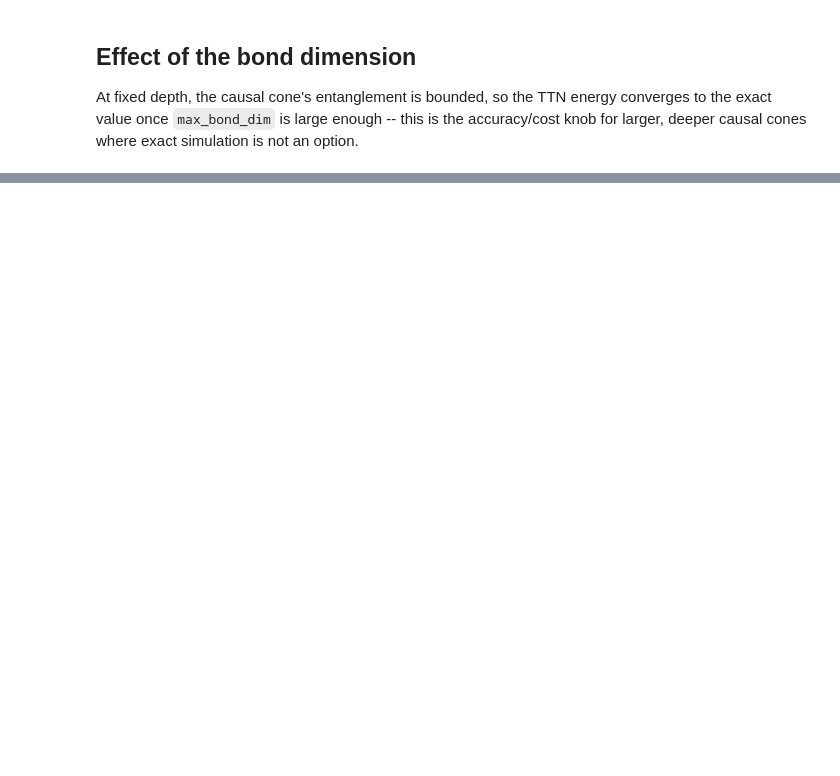
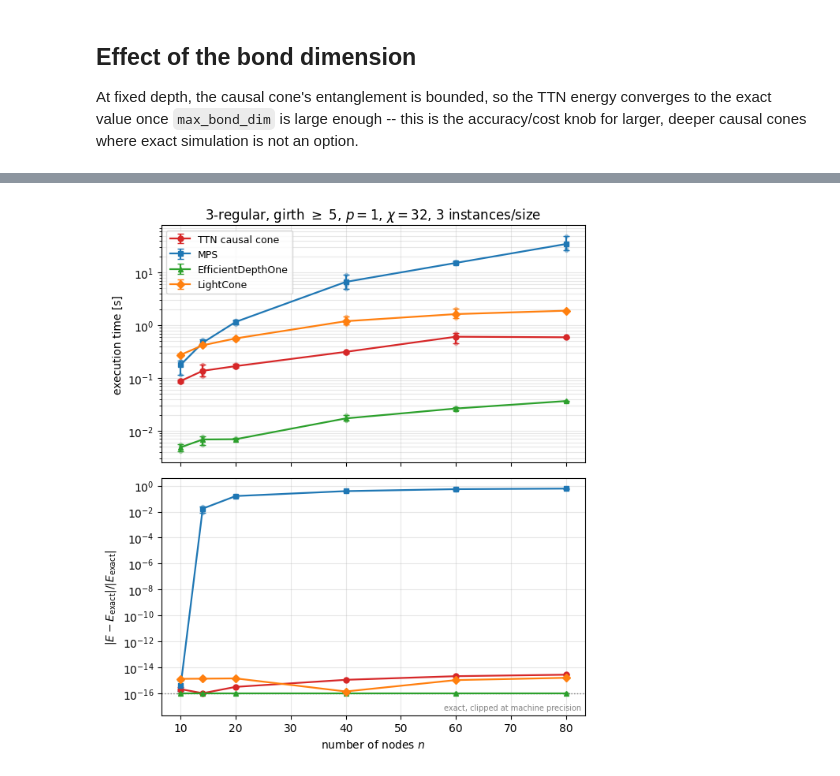
Before and after one commit to Joel323/qaoa_training_pipeline, a Jupyter notebook: how_tos/ttn_causal_cone_qaoa.ipynb, the cells around one changed output, grey strips where cells are left out. Drawn from its saved outputs; the diff is of its cells as text; code cells hidden in the pictures; blank space fills up the shorter version.

Commit message:
Add non optimal graph case

```diff
--- a/how_tos/ttn_causal_cone_qaoa.ipynb
+++ b/how_tos/ttn_causal_cone_qaoa.ipynb
@@ -95,25 +242,29 @@ We use the McGee graph (girth 7, cubic, 24 nodes), so that every edge's depth-2
 # %%
-# mcgee_graph = nx.LCF_graph(24, [12, 7, -7], 8)
-mcgee_graph = nx.random_regular_graph(5, 100)
-cost_op = graph_to_operator(mcgee_graph, pre_factor=-0.5)  # standard MaxCut convention
+# mcgee_graph = nx.LCF_graph(24, [12, 7, -7], 8)  # cubic, girth 7: tree cones up to p = 2
+demo_graph = nx.random_regular_graph(5, 100, seed=0)
+cost_op = graph_to_operator(demo_graph, pre_factor=-0.5)  # standard MaxCut convention
 
 rng = np.random.default_rng(0)
 depth = 1
 params = rng.uniform(-1, 1, size=2 * depth)  # [beta_0, ..., beta_{p-1}, gamma_0, ..., gamma_{p-1}]
 
-# exact_energy = StatevectorEvaluator().evaluate(cost_op, list(params))
-t_mps = time.time()
-mps_energy = MPSEvaluator(bond_dim_circuit=32, use_swap_strategy=True).evaluate(cost_op, params)
-t_ttn = time.time()
-ttn_energy = ttn_causal_cone_evaluate(cost_op, params, max_bond_dim=32)
-t_eff_depth_1 = time.time()
-eff_depth_one = EfficientDepthOneEvaluator().evaluate(cost_op, params)
-# print(f"exact statevector energy:  {exact_energy:.10f}")
-print(f"TTN causal-cone energy:    {ttn_energy:.10f}")
-print(f"MPS evaluator energy:    {mps_energy:.10f}")
-print(f"Efficient depth one evaluator energy:    {eff_depth_one:.10f}")
+demo_stats = cone_routing_stats(demo_graph, depth)
+print(f"girth {nx.girth(demo_graph)}, cones of {max(s['num_qubits'] for s in demo_stats)} qubits "
+      f"with up to {max(s['num_chords'] for s in demo_stats)} chords "
+      f"({max(s['num_swaps'] for s in demo_stats)} SWAPs per layer)\n")
 
-print(f"TTN causal-cone energy:    {time.time() - t_ttn}")
-print(f"MPS evaluator energy:    {time.time() - t_mps}")
-print(f"Efficient depth one evaluator energy:    {time.time() - t_eff_depth_1}")
+energies, runtimes = {}, {}
+for name, evaluate in {
+    "TTN causal cone": lambda: ttn_causal_cone_evaluate(cost_op, params, max_bond_dim=32),
+    "MPS": lambda: MPSEvaluator(bond_dim_circuit=32, use_swap_strategy=True).evaluate(cost_op, params),
+    "EfficientDepthOne (exact)": lambda: EfficientDepthOneEvaluator().evaluate(cost_op, params),
+}.items():
+    tic = time.perf_counter()
+    energies[name] = float(evaluate())
+    runtimes[name] = time.perf_counter() - tic
+
+exact_energy = energies["EfficientDepthOne (exact)"]
+for name, energy in energies.items():
+    print(f"{name:26s} E = {energy:14.10f}   rel. error = "
+          f"{abs(energy - exact_energy) / abs(exact_energy):8.2e}   {runtimes[name]:7.2f}s")
 # %% [output]
@@ -278,35 +453,40 @@ for name, style in STYLES.items():
     runtimes = [[r["runtime"] for r in rows if r["num_nodes"] == n] for n in sizes]
     errors = [[max(r["rel_error"], FLOOR) for r in rows if r["num_nodes"] == n] for n in sizes]
 
     for axis, per_size in ((ax_time, runtimes), (ax_error, errors)):
         means = [np.mean(values) for values in per_size]
-        low = [mean - np.min(values) for mean, values in zip(means, per_size)]
-        high = [np.max(values) - mean for mean, values in zip(means, per_size)]
+        # Clamped at zero: when an evaluator is exact, every instance of a size lands on the
+        # same clipped value, and `np.mean` of identical floats can come out one ulp outside
+        # [min, max] -- matplotlib then rejects the whole call over a -1e-17 error bar.
+        low = [max(mean - np.min(values), 0.0) for mean, values in zip(means, per_size)]
+        high = [max(np.max(values) - mean, 0.0) for mean, values in zip(means, per_size)]
         axis.errorbar(sizes, means, yerr=[low, high], label=name, capsize=3, lw=1.6, ms=5,
                       **style)
         # Individual instances, so the instance-to-instance spread stays visible.
         axis.scatter([n for n, values in zip(sizes, per_size) for _ in values],
                      [value for values in per_size for value in values],
                      s=9, alpha=0.35, zorder=1, color=style["color"])
 
 ax_time.set_ylabel("execution time [s]")
 ax_time.set_yscale("log")
 ax_time.set_title(f"{DEGREE}-regular, girth $\\geq$ {MIN_GIRTH}, $p={DEPTH}$, "
                   f"$\\chi={BOND_DIM}$, {NUM_INSTANCES} instances/size")
 ax_time.legend(fontsize=9, loc="upper left")
 
 ax_error.set_ylabel(r"$|E - E_\mathrm{exact}| / |E_\mathrm{exact}|$")
 ax_error.set_xlabel("number of nodes $n$")
 ax_error.set_yscale("log")
 ax_error.set_ylim(bottom=FLOOR / 50)  # room under the floor line for its label
 ax_error.axhline(FLOOR, color="gray", ls=":", lw=1)
 ax_error.text(0.99, 0.015, "exact, clipped at machine precision", fontsize=7, color="gray",
               transform=ax_error.transAxes, ha="right", va="bottom")
 
 for axis in (ax_time, ax_error):
     axis.grid(alpha=0.3, which="both")
 
 fig.tight_layout()
+# %% [output]
+[figure, added]
 # %% [markdown]
 ### Reading the plot
 
```
Also changed, not shown: parts of 18 cells of this notebook.
